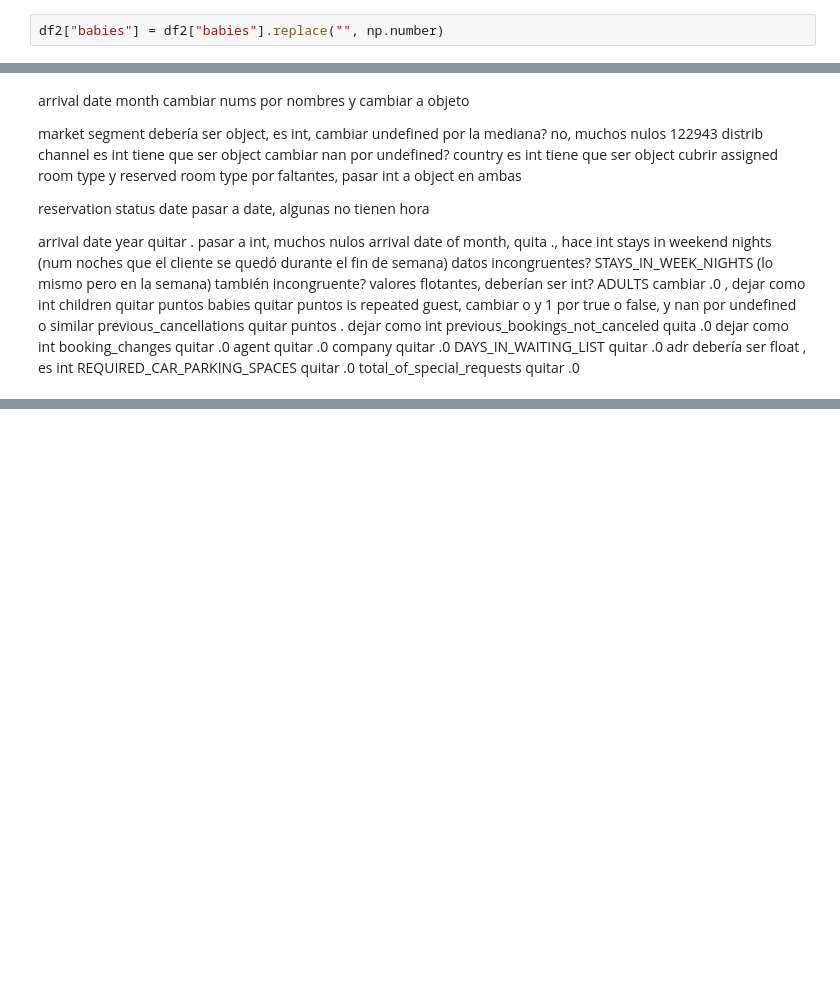
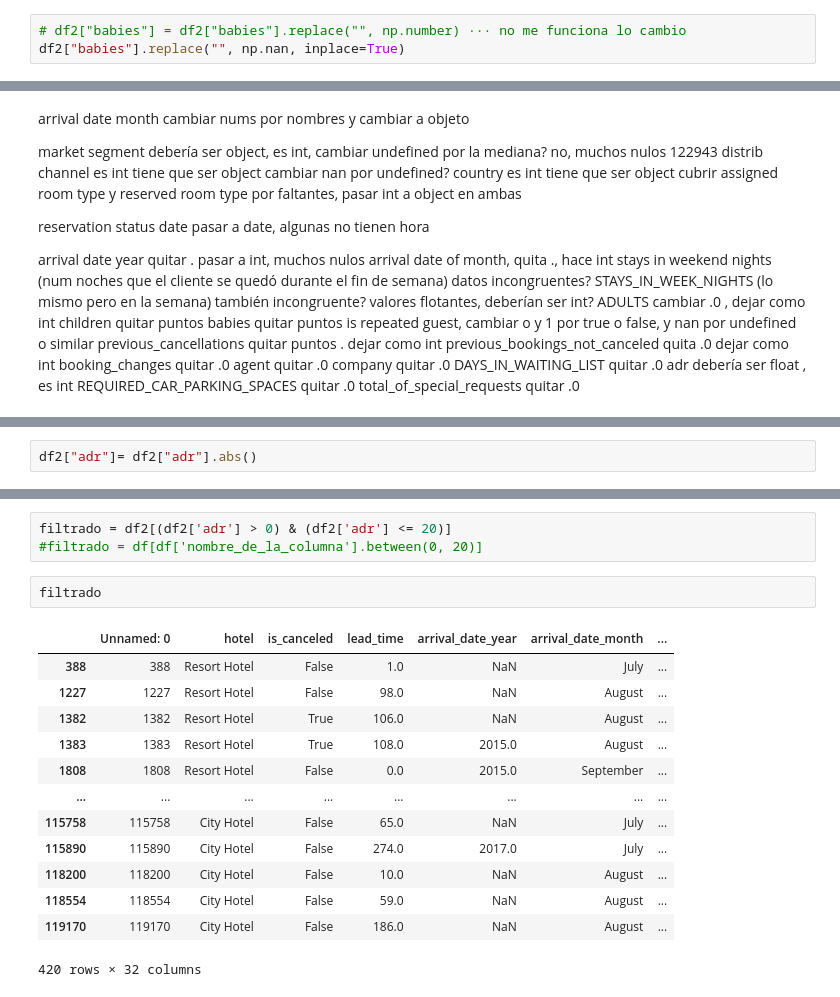
Before and after one commit to RachelCaste/project-da-promo-H-modulo-4-team-2, a Jupyter notebook: Limpieza_Ra.ipynb, the cells around one changed output, grey strips where cells are left out. Drawn from its saved outputs; the diff is of its cells as text; blank space fills up the shorter version.

```diff
--- a/Limpieza_Ra.ipynb
+++ b/Limpieza_Ra.ipynb
@@ -397,8 +397,9 @@ df2= df1.copy()
 df2["babies"]= df2["babies"].astype(str).str.split(".").str[0]
 # %%
 df2["babies"]= df2["babies"].replace("nan", "")
-# %%
-df2["babies"] = df2["babies"].replace("", np.number)
+# %%
+# df2["babies"] = df2["babies"].replace("", np.number) ··· no me funciona lo cambio
+df2["babies"].replace("", np.nan, inplace=True)
 # %%
 df2["babies"].unique()
 # %% [output]
@@ -570,0 +731,2 @@ columns_to_drop=['0']
+# %%
+df2["adr"]= df2["adr"].abs()
@@ -570,0 +745,19 @@ columns_to_drop=['0']
+# %%
+filtrado = df2[(df2['adr'] > 0) & (df2['adr'] <= 20)]
+#filtrado = df[df['nombre_de_la_columna'].between(0, 20)]
+# %%
+filtrado
+# %% [output]
+|  | Unnamed: 0 | hotel | is_canceled | lead_time | arrival_date_year | arrival_date_month | ... |
+| 388 | 388 | Resort Hotel | False | 1.0 | NaN | July | ... |
+| 1227 | 1227 | Resort Hotel | False | 98.0 | NaN | August | ... |
+| 1382 | 1382 | Resort Hotel | True | 106.0 | NaN | August | ... |
+| 1383 | 1383 | Resort Hotel | True | 108.0 | 2015.0 | August | ... |
+| 1808 | 1808 | Resort Hotel | False | 0.0 | 2015.0 | September | ... |
+| ... | ... | ... | ... | ... | ... | ... | ... |
+| 115758 | 115758 | City Hotel | False | 65.0 | NaN | July | ... |
+| 115890 | 115890 | City Hotel | False | 274.0 | 2017.0 | July | ... |
+| 118200 | 118200 | City Hotel | False | 10.0 | NaN | August | ... |
+| 118554 | 118554 | City Hotel | False | 59.0 | NaN | August | ... |
+| 119170 | 119170 | City Hotel | False | 186.0 | NaN | August | ... |
+420 rows × 32 columns
```
Also changed, not shown: parts of 40 cells of this notebook.
